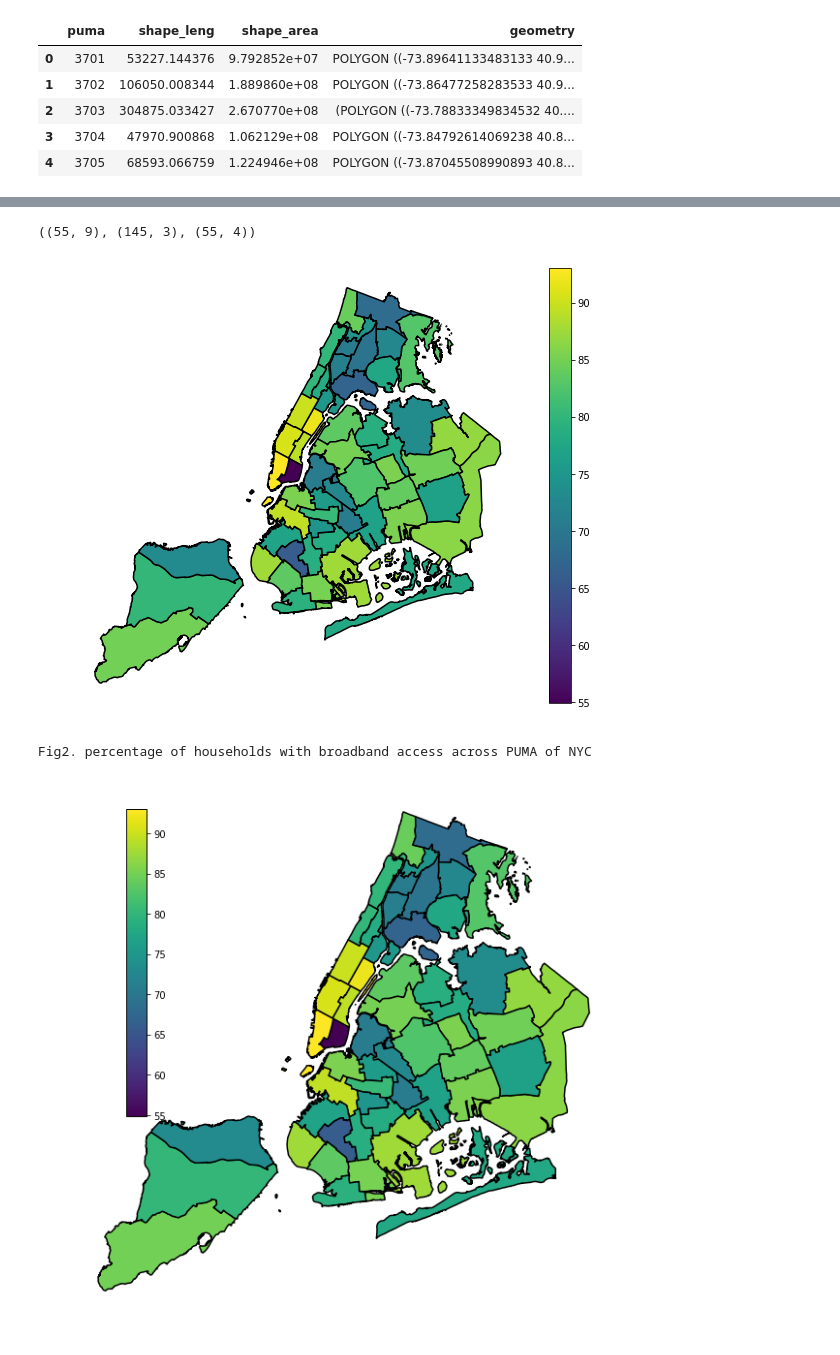
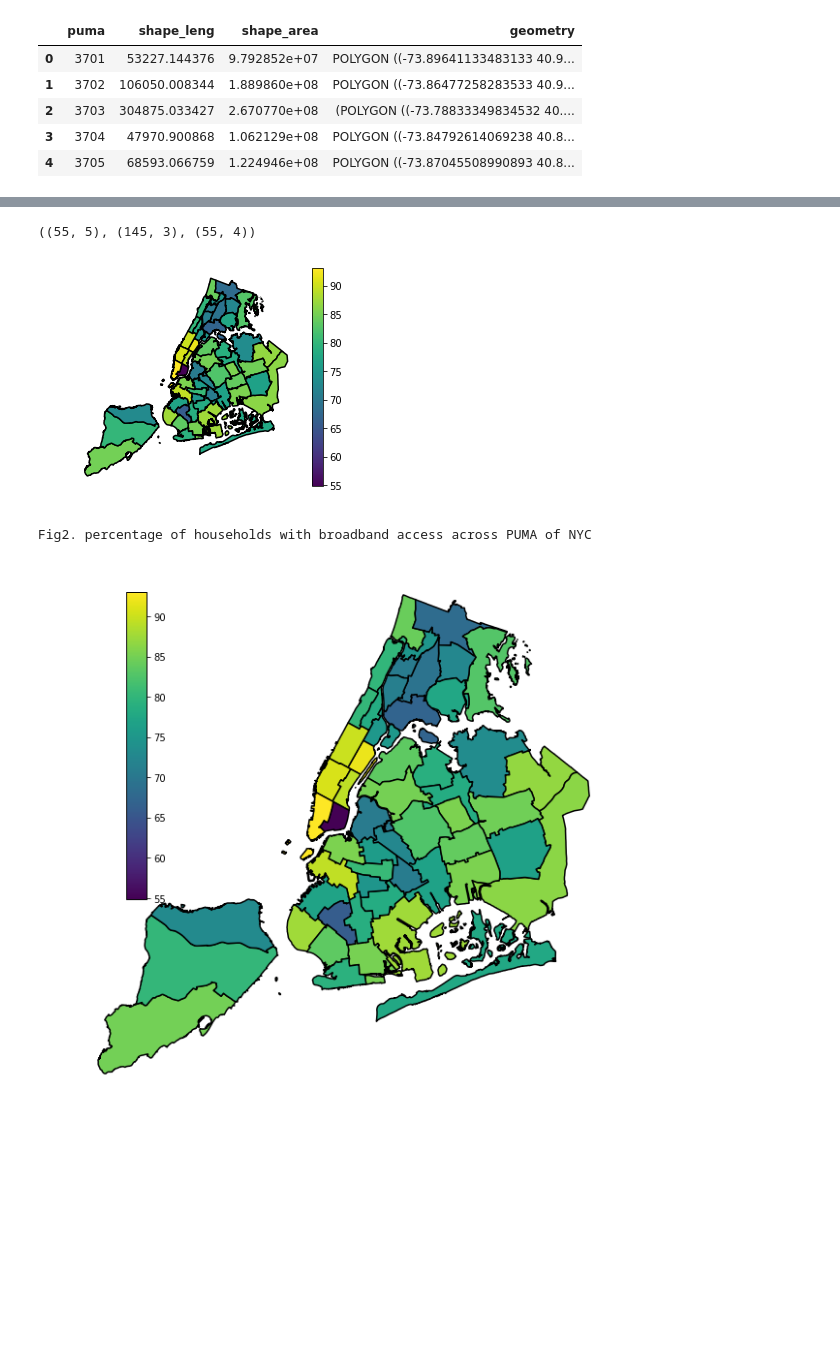
Before and after one commit to picniclin/PUI2017_yl5240, a Jupyter notebook: HW9_yl5240/HW9_yl5240.ipynb, the cells around one changed output, grey strips where cells are left out. Drawn from its saved outputs; the diff is of its cells as text; code cells hidden in the pictures; blank space fills up the shorter version.

```diff
--- a/HW9_yl5240/HW9_yl5240.ipynb
+++ b/HW9_yl5240/HW9_yl5240.ipynb
@@ -365,6 +365,6 @@ pumashp.head()
 # %%
 pumashp.puma = pumashp.puma.astype('int')
 pumashp.rename(columns = {'puma':'PUMA'}, inplace = True)
-pumaBBshp = pumashp.merge(pumaBB, on = 'PUMA')
+pumaBBshp = pumashp.merge(pumaBB[['PUMA','pcBB']], on = 'PUMA')
 pumaBBshp.head()
 # %% [output]
@@ -377,15 +377,15 @@ pumaBBshp.head()
 # %%
 pumaBBshp.shape, bbpc1.shape, pumashp.shape
 # %% [output]
-((55, 9), (145, 3), (55, 4))
+((55, 5), (145, 3), (55, 4))
 # %%
-ax = plt.figure(figsize = (10,8)).add_subplot(111)
+ax = plt.figure(figsize = (5,4)).add_subplot(111)
 pumaBBshp.plot(ax = ax, column = 'pcBB',edgecolor="black",legend=True, lw=1.5)
 plt.axis('off')
 plt.show()
 print('Fig2. percentage of households with broadband access across PUMA of NYC')
 # %% [output]
-[figure, old version]
+[figure, new version]
 Fig2. percentage of households with broadband access across PUMA of NYC
 # %%
 import choroplethNYC as cp
```
Also changed, not shown: parts of 21 cells of this notebook.
